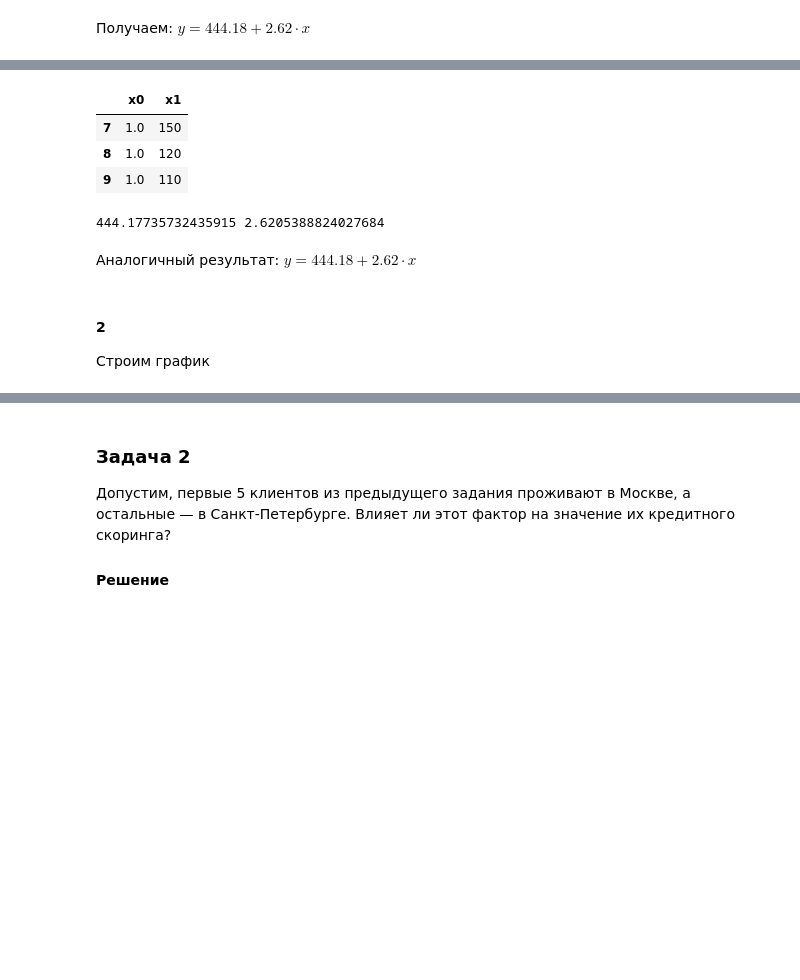
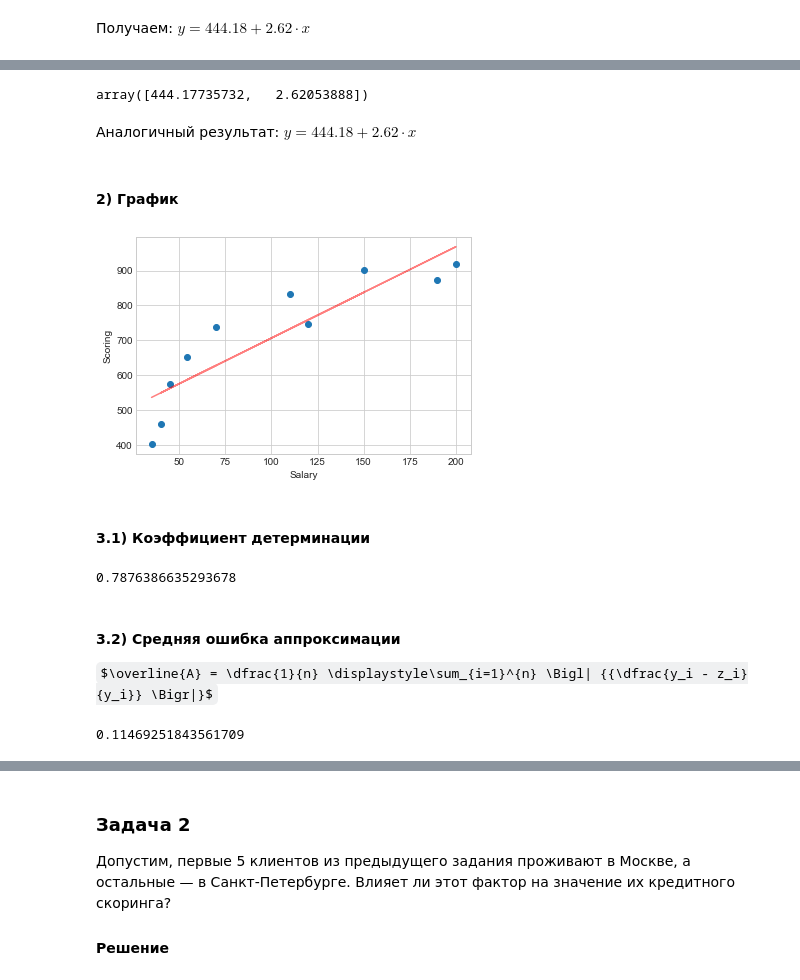
Before and after one commit to xrustle/GB_Math, a Jupyter notebook: Statistics/HW7_linear_regression.ipynb, the cells around one changed output, grey strips where cells are left out. Saved outputs shown, nothing was run; the diff lists cells and outputs as text; code cells hidden in the pictures; some formulas as TeX source; blank space fills up the shorter version.

```diff
--- a/Statistics/HW7_linear_regression.ipynb
+++ b/Statistics/HW7_linear_regression.ipynb
@@ -54,23 +52,31 @@ $(X \cdot b - y)^\top \cdot (X \cdot b - y) \rightarrow \min_b$
 
 $b = (X^\top X)^{-1} \cdot X^\top \cdot y$
 # %%
-X = pd.DataFrame({'x0': np.ones(x.shape[0]),
-                  'x1': x})
-X.tail(3)
+def lin_reg_coefs(x, y):
+    X = pd.DataFrame({'x0': np.ones(x.shape[0]),
+                      'x1': x})
+    XTX = X.T.dot(X)
+    XTX_inv = np.linalg.inv(XTX)
+    return XTX_inv.dot(X.T).dot(y)
-# %% [output]
-|  | x0 | x1 |
-| 7 | 1.0 | 150 |
-| 8 | 1.0 | 120 |
-| 9 | 1.0 | 110 |
-# %%
-XTX = X.T.dot(X)
-XTX_inv = np.linalg.inv(XTX)
-B = XTX_inv.dot(X.T).dot(y)
-print(*B)
-# %% [output]
-444.17735732435915 2.6205388824027684
+# %%
+B = lin_reg_coefs(x, y)
+B
+# %% [output]
+array([444.17735732,   2.62053888])
 # %% [markdown]
 Аналогичный результат: $y = 444.18 + 2.62 \cdot x$
 # %% [markdown]
-#### 2
-Строим график
+#### 2) График
+# %%
+ox = x
+oy = b0 + b * x
+
+plt.scatter(x, y)
+plt.plot(ox, oy, color='red', alpha=0.5)
+
+plt.xlabel('Salary')
+plt.ylabel('Scoring');
+# %% [output]
+[figure, added]
+# %% [markdown]
+#### 3.1) Коэффициент детерминации
@@ -76,0 +85,12 @@ print(*B)
+# %%
+R2 = y_pred.var() / y.var()
+R2
+# %% [output]
+0.7876386635293678
+# %% [markdown]
+#### 3.2) Средняя ошибка аппроксимации
+$\overline{A} = \dfrac{1}{n} \displaystyle\sum_{i=1}^{n} \Bigl| {{\dfrac{y_i - z_i}{y_i}} \Bigr|}$
+# %%
+np.abs((y - y_pred) / y).mean()
+# %% [output]
+0.11469251843561709
```
Also changed, not shown: parts of 40 cells of this notebook.
